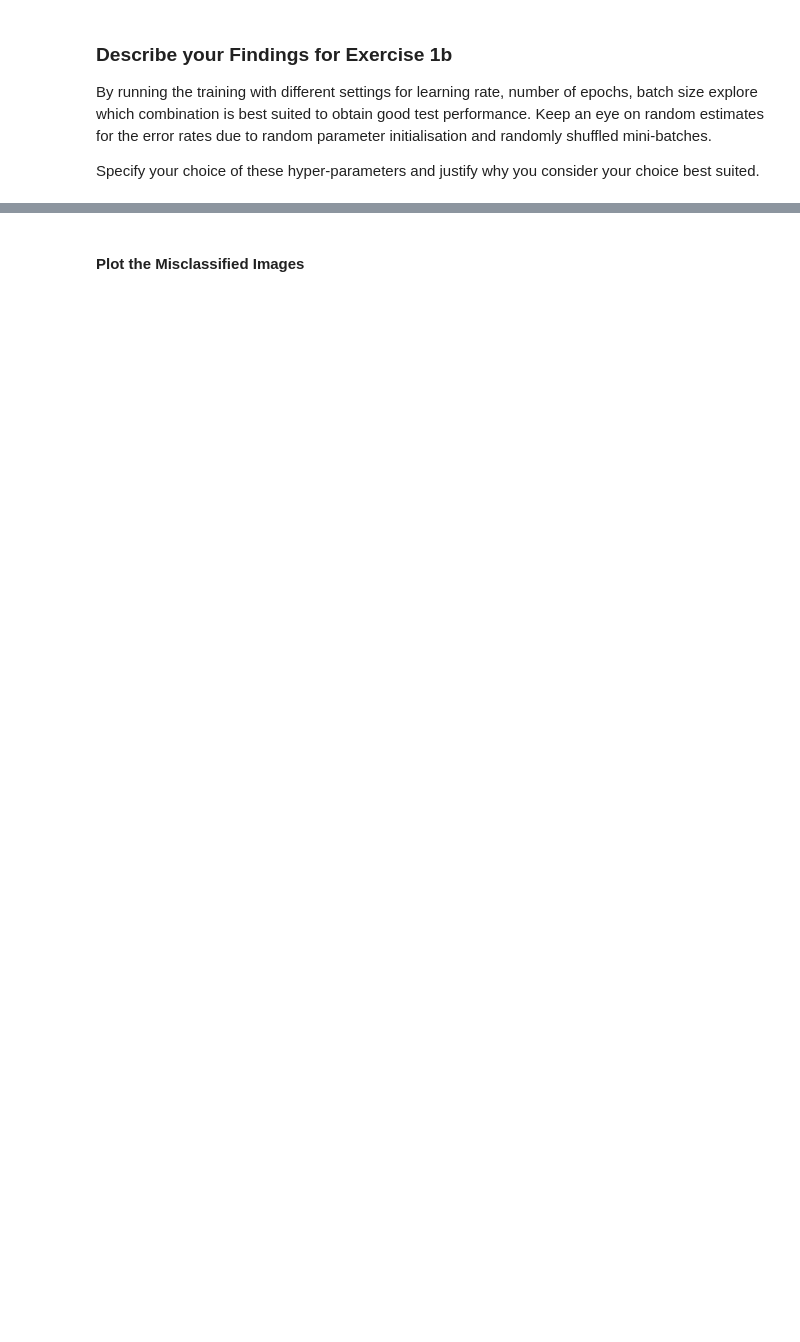
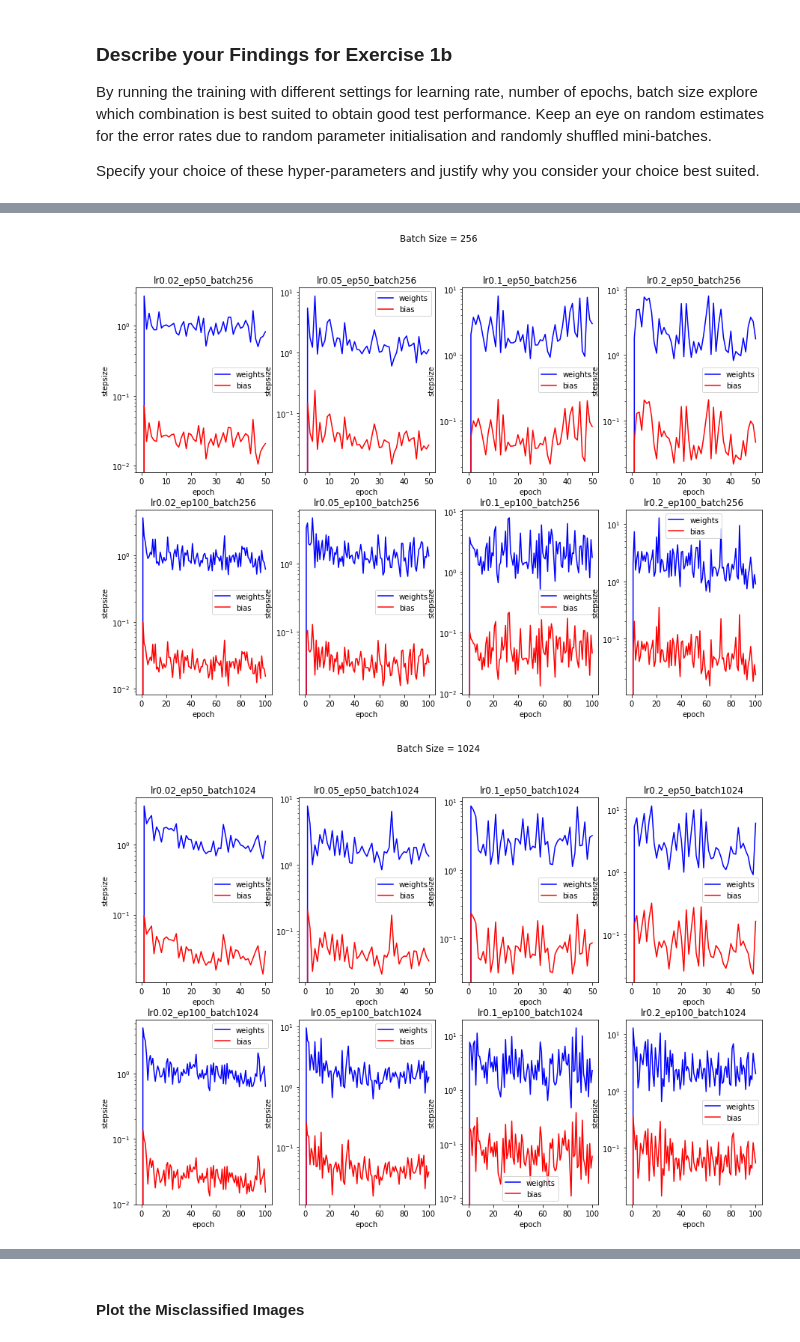
Before and after one commit to codax0r/mse-delearn, a Jupyter notebook: cre/w3-PW_classifier_softmax_stud.ipynb, the cells around one changed output, grey strips where cells are left out. Saved outputs shown, nothing was run; the diff lists cells and outputs as text; code cells hidden in the pictures; blank space fills up the shorter version.

```diff
--- a/cre/w3-PW_classifier_softmax_stud.ipynb
+++ b/cre/w3-PW_classifier_softmax_stud.ipynb
@@ -269,10 +271,9 @@ def onehot(y,n):
 
     ### START YOUR CODE ###
 
-
-
-
-
+    m = y.shape[1]
+    result = np.zeros((n, m))
+    result[y, np.arange(m)] = 1
 
     ### START YOUR CODE ###
     return result
@@ -676,0 +832,24 @@ Specify your choice of these hyper-parameters and justify why you consider your
+# %%
+for batch_index in np.arange(len(batch_sizes)):
+    fig, axes = plt.subplots(2, 4, figsize=(15, 10))
+    axes = axes.flatten()
+    fig.suptitle('Batch Size = ' + str(batch_sizes[batch_index]))
+    for epoch_index in np.arange(len(epochs)):
+        for lr_index in np.arange(len(learning_rates)):
+            # print(epochs[epoch_index], batch_sizes[batch_index], learning_rates[lr_index])
+            name = "lr{0}_ep{1}_batch{2}".format(learning_rates[lr_index],epochs[epoch_index],batch_sizes[batch_index])
+            # print(results[name][2])
+            current_result = results[name]
+            i = (4 * epoch_index) + lr_index
+            ax = axes[i]
+            ax.set_yscale('log')
+            ax.set_ylabel('stepsize')
+            ax.set_xlabel('epoch')
+            ax.set_title(name)
+            metrics = current_result[1]
+            ax.plot(metrics.epochs, metrics.stepsize_w_last, "b", label="weights")
+            ax.plot(metrics.epochs, metrics.stepsize_b_last, "r", label="bias")
+            ax.legend()
+# %% [output]
+[figure, added]
+[figure, added]
```
Also changed, not shown: parts of 20 cells of this notebook, 1 other file.
